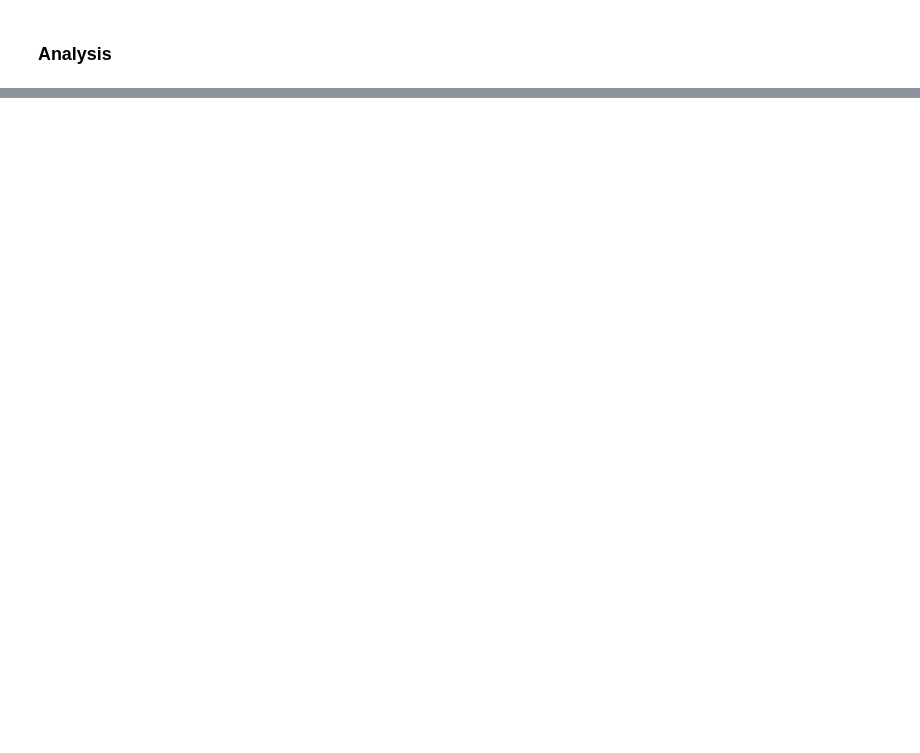
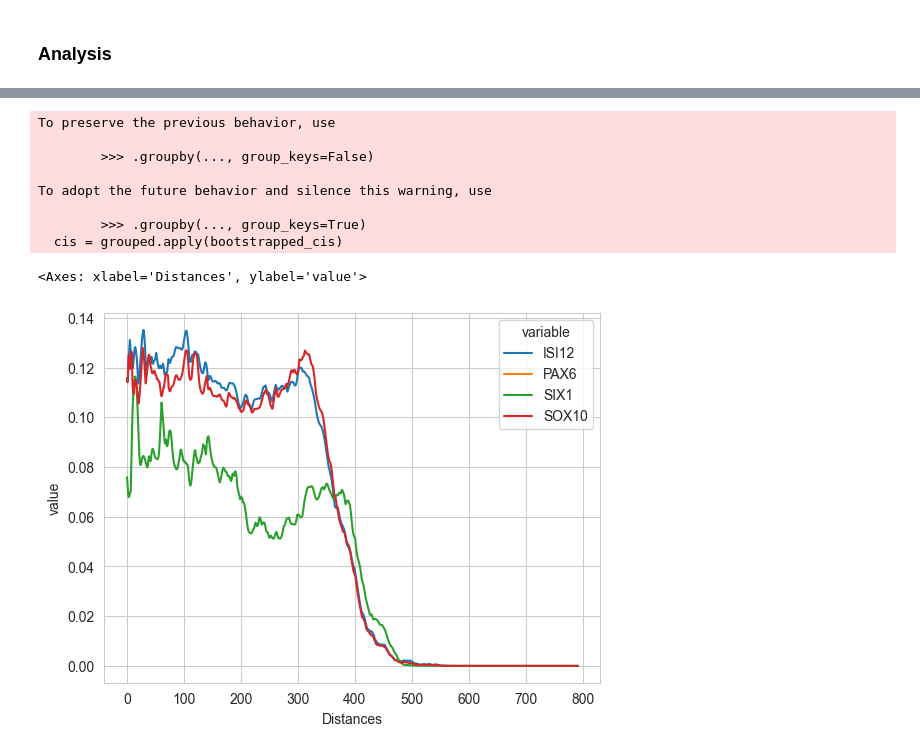
Before and after one commit to flotji-potji/micropattern_analysis, a Jupyter notebook: FS5_code_improvements.ipynb, the cells around one changed output, grey strips where cells are left out. Saved outputs shown, nothing was run; the diff lists cells and outputs as text; code cells hidden in the pictures; blank space fills up the shorter version.

```diff
--- a/FS5_code_improvements.ipynb
+++ b/FS5_code_improvements.ipynb
@@ -149,0 +160,4 @@ df = pd.concat(df)
+# %%
+df_long = pd.melt(df, id_vars=["Staining", "Distances", "MP Type"], value_vars=["PAX6", "SOX10", "ISI12", "SIX1"]).reset_index()
+df_long = df_long.groupby(["MP Type", "Staining", "Distances", "variable"]).median()
+df_long.reset_index(inplace=True)
@@ -152 +198,17 @@ df = pd.concat(df)
+# %%
+sns.lineplot(data=df_long[(df_long["Staining"] == "SIX1") & (df_long["MP Type"] == "900um")],
+             x="Distances",
+             y="value",
+             hue="variable")
+# %% [output]
+To preserve the previous behavior, use
+
+        >>> .groupby(..., group_keys=False)
+
+To adopt the future behavior and silence this warning, use
+
+        >>> .groupby(..., group_keys=True)
+  cis = grouped.apply(bootstrapped_cis)
+<Axes: xlabel='Distances', ylabel='value'>
+[figure, added]
 # %%
```
Also changed, not shown: parts of 9 cells of this notebook, 2 other files.
